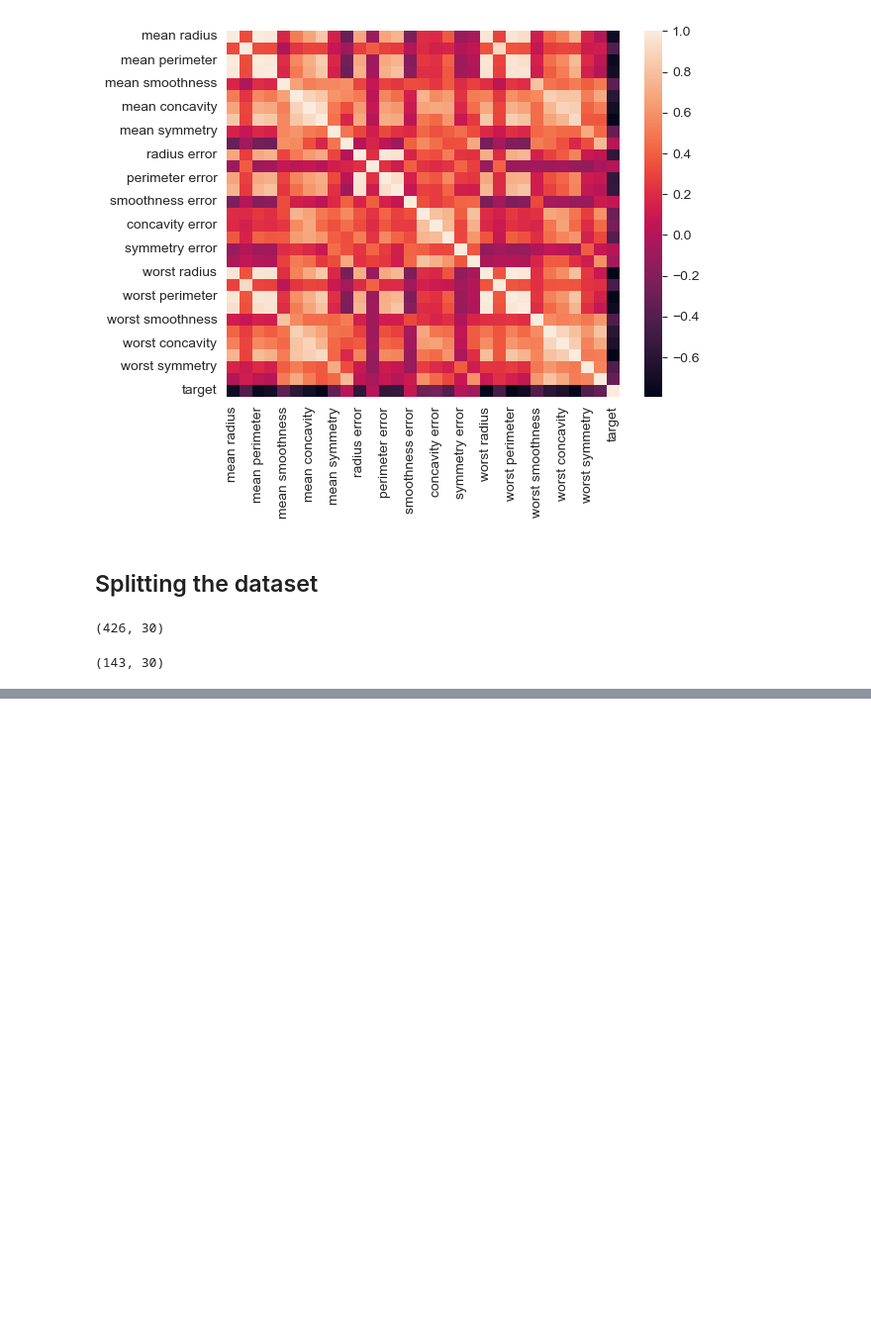
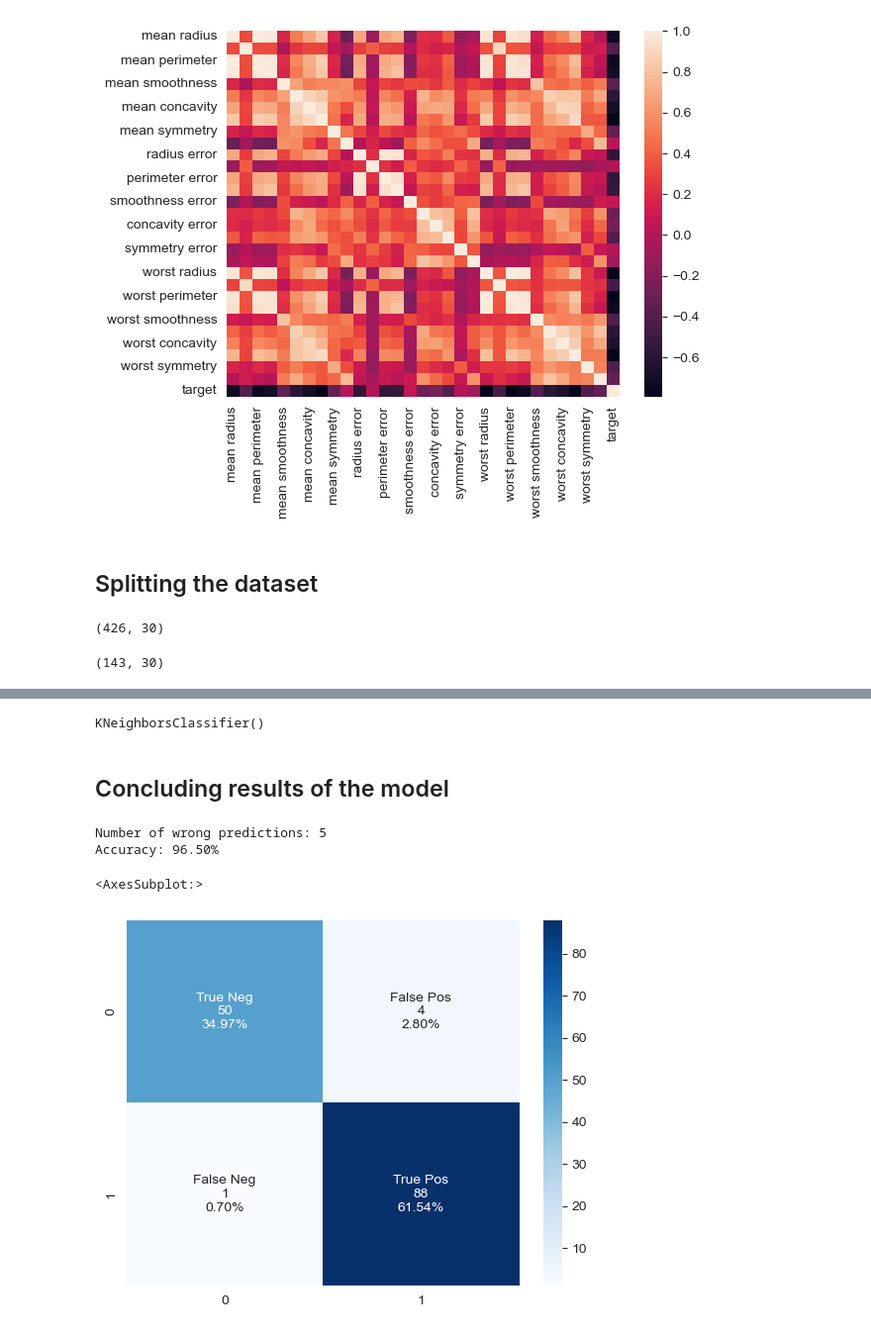
Before and after one commit to FForthmann/ML-Module, a Jupyter notebook: Excercises/ch15/supervised:15_02-03-BreastCancer.ipynb, the cells around one changed output, grey strips where cells are left out. Shown: that part at 99% size. Saved outputs shown, nothing was run; the diff lists cells and outputs as text; code cells hidden in the pictures; blank space fills up the shorter version.

```diff
--- a/Excercises/ch15/supervised:15_02-03-BreastCancer.ipynb
+++ b/Excercises/ch15/supervised:15_02-03-BreastCancer.ipynb
@@ -111,0 +132,38 @@ X_test.shape        # 143 datasets für testing, 30 predictors/columns
+# %%
+knn = KNeighborsClassifier()
+# %%
+# Train the model with the training data (X -> Predictors/Features, Y -> Labels)
+knn.fit(X_train, y_train)
+# %% [output]
+KNeighborsClassifier()
+# %% [markdown]
+## Concluding results of the model
+# %%
+predicted = knn.predict(X_test)
+expected = y_test
+wrong = [(p, e) for (p, e) in zip(predicted, expected) if p != e]
+# Only five predictions are wrong from 143 test samples
+print(f'Number of wrong predictions: {len(wrong)}')
+print(f'Accuracy: {knn.score(X_test, y_test):.2%}')
+# %% [output]
+Number of wrong predictions: 5
+Accuracy: 96.50%
+# %%
+import numpy as np
+from sklearn.metrics import confusion_matrix
+
+cf_matrix = confusion_matrix(expected, predicted)
+
+# Configuring the matrix
+group_names = ['True Neg','False Pos','False Neg','True Pos']
+group_counts = ["{0:0.0f}".format(value) for value in
+cf_matrix.flatten()]
+group_percentages = ["{0:.2%}".format(value) for value in
+cf_matrix.flatten()/np.sum(cf_matrix)]
+labels = [f'{v1}\n{v2}\n{v3}' for v1, v2, v3 in
+zip(group_names,group_counts,group_percentages)]
+labels = np.asarray(labels).reshape(2,2)
+sns.heatmap(cf_matrix, annot=labels, fmt='', cmap='Blues')
+# %% [output]
+<AxesSubplot:>
+[figure, added]
```
Also changed, not shown: parts of 20 cells of this notebook.
